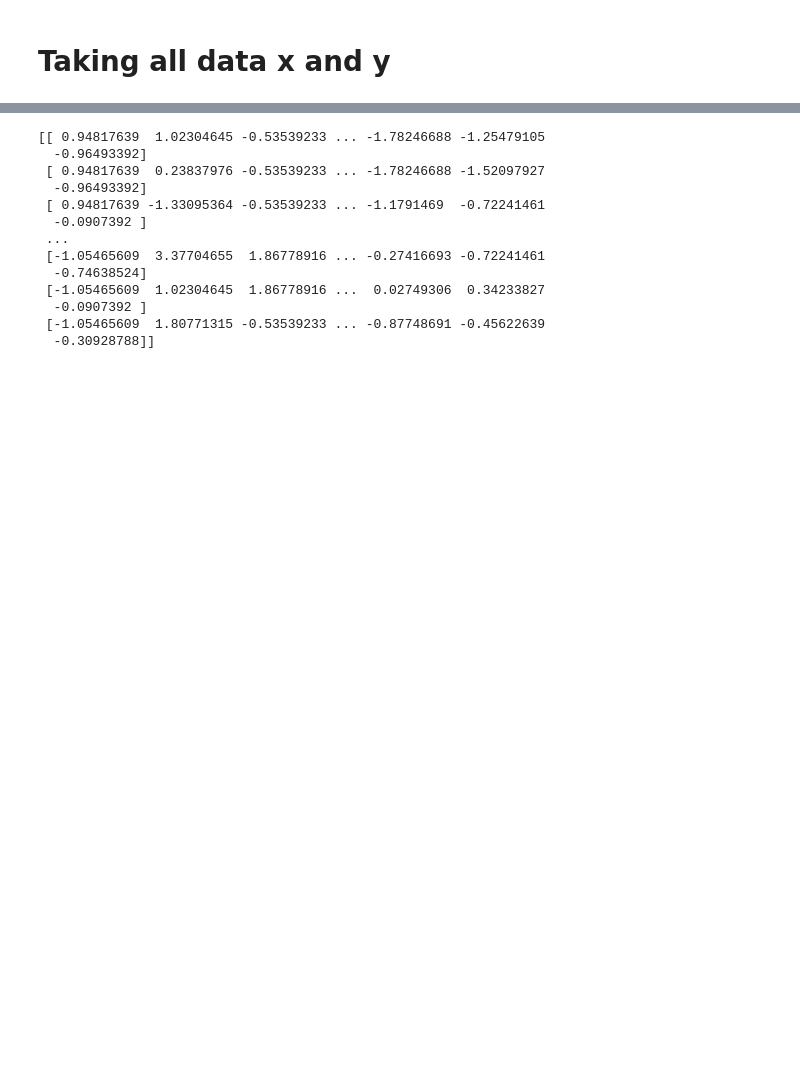
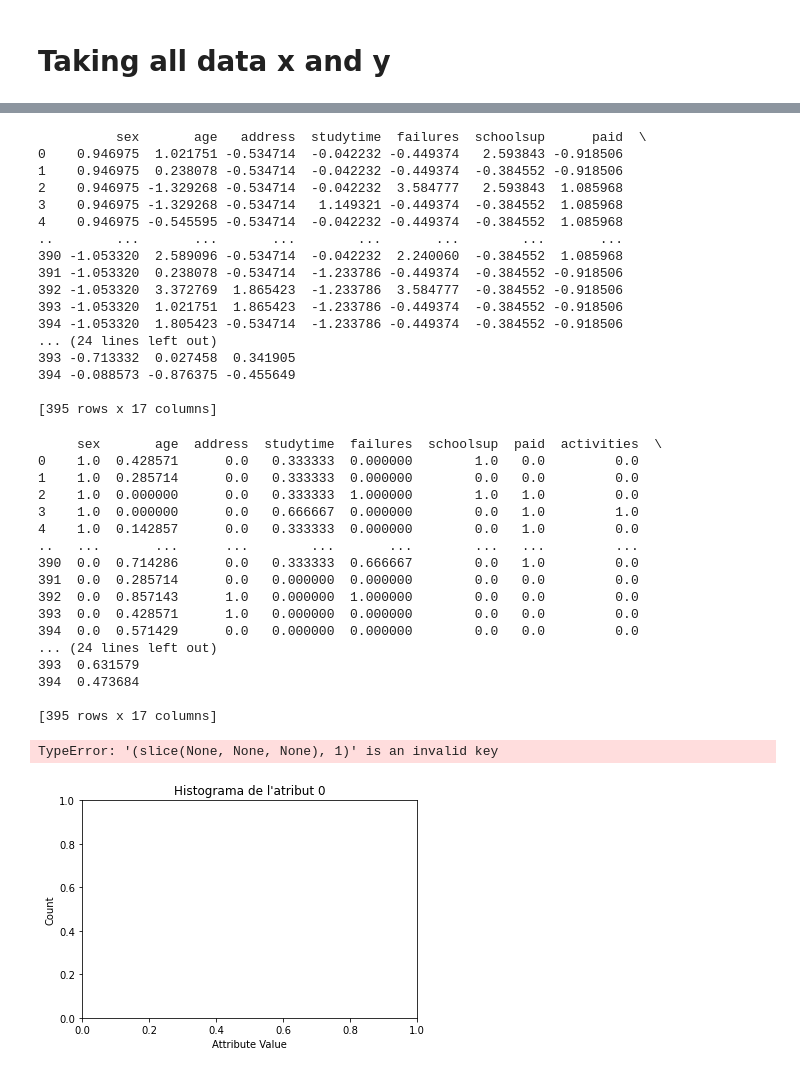
Before and after one commit to gerardburgues/LinearRegression, a Jupyter notebook: LinearRegression/colab.ipynb, the cells around one changed output, grey strips where cells are left out. Saved outputs shown, nothing was run; the diff lists cells and outputs as text; code cells hidden in the pictures; blank space fills up the shorter version.

Commit message:
Regression and predicting specific attributes. Need improvement

```diff
--- a/LinearRegression/colab.ipynb
+++ b/LinearRegression/colab.ipynb
@@ -211,9 +191,9 @@ def regression(x, y):
 #transform data
 #Urban sera 0
 #Rural sera 1
+print(data)
 data['address'] = data['address'].replace(['U'],0)
 data['address'] = data['address'].replace(['R'],1)
-print(data['address'])
 #No --> 0
 #Yes -->1
 data['paid'] = data['paid'].replace(['no'],0)
@@ -222,9 +202,25 @@ data['activities'] = data['activities'].replace(['no'],0)
 data['activities'] = data['activities'].replace(['yes'],1)
 data['romantic'] = data['romantic'].replace(['no'],0)
 data['romantic'] = data['romantic'].replace(['yes'],1)
+data['higher'] = data['higher'].replace(['no'],0)
+data['higher'] = data['higher'].replace(['yes'],1)
+x = data.iloc[:,:-1]
+y = data.iloc[:,-1]
 
 #Normalization
 min_max = MinMaxScaler()
 dataNormalize = min_max.fit_transform(data)
-print(dataNormalize)
+
+
+#converting dataNormalize to x and y to pandas
+
+df = pd.DataFrame(dataNormalize, columns=['sex','age','address',  'studytime' , 'failures' ,
+                                          'schoolsup', 'paid', 'activities' ,'higher',
+                                          'romantic' , 'famrel' ,' freetime ' ,'Walc','health','absences' , 'G1' ,' G2', 'G3'])
+
+x_df =  df.iloc[:,:-1]
+y_df = df.iloc[:,-1]
+
+print(x_df.dtypes)
+print(y_df)
 # %% [output]
@@ -255,20 +249,51 @@ def standarize(x_train):
     x_t /= std[None, :]
     return x_t
 
-x_t = standarize(dataNormalize)
+x_t = standarize(x_df)
 
 print(x_t)
 # %% [output]
-[[ 0.94817639  1.02304645 -0.53539233 ... -1.78246688 -1.25479105
-  -0.96493392]
- [ 0.94817639  0.23837976 -0.53539233 ... -1.78246688 -1.52097927
-  -0.96493392]
- [ 0.94817639 -1.33095364 -0.53539233 ... -1.1791469  -0.72241461
-  -0.0907392 ]
- ...
- [-1.05465609  3.37704655  1.86778916 ... -0.27416693 -0.72241461
-  -0.74638524]
- [-1.05465609  1.02304645  1.86778916 ...  0.02749306  0.34233827
-  -0.0907392 ]
- [-1.05465609  1.80771315 -0.53539233 ... -0.87748691 -0.45622639
-  -0.30928788]]
+          sex       age   address  studytime  failures  schoolsup      paid  \
+0    0.946975  1.021751 -0.534714  -0.042232 -0.449374   2.593843 -0.918506
+1    0.946975  0.238078 -0.534714  -0.042232 -0.449374  -0.384552 -0.918506
+2    0.946975 -1.329268 -0.534714  -0.042232  3.584777   2.593843  1.085968
+3    0.946975 -1.329268 -0.534714   1.149321 -0.449374  -0.384552  1.085968
+4    0.946975 -0.545595 -0.534714  -0.042232 -0.449374  -0.384552  1.085968
+..        ...       ...       ...        ...       ...        ...       ...
+390 -1.053320  2.589096 -0.534714  -0.042232  2.240060  -0.384552  1.085968
+391 -1.053320  0.238078 -0.534714  -1.233786 -0.449374  -0.384552 -0.918506
+392 -1.053320  3.372769  1.865423  -1.233786  3.584777  -0.384552 -0.918506
+393 -1.053320  1.021751  1.865423  -1.233786 -0.449374  -0.384552 -0.918506
+394 -1.053320  1.805423 -0.534714  -1.233786 -0.449374  -0.384552 -0.918506
+... (24 lines left out)
+393 -0.713332  0.027458  0.341905
+394 -0.088573 -0.876375 -0.455649
+
+[395 rows x 17 columns]
+# %%
+print(x_df)
+plt.figure()
+plt.title("Histograma de l'atribut 0")
+plt.xlabel("Attribute Value")
+plt.ylabel("Count")
+hist = plt.hist(x_t[:,1], bins=11, range=[np.min(x_t[:,0]), np.max(x_t[:,0])], histtype="bar", rwidth=0.8)
+# %% [output]
+     sex       age  address  studytime  failures  schoolsup  paid  activities  \
+0    1.0  0.428571      0.0   0.333333  0.000000        1.0   0.0         0.0
+1    1.0  0.285714      0.0   0.333333  0.000000        0.0   0.0         0.0
+2    1.0  0.000000      0.0   0.333333  1.000000        1.0   1.0         0.0
+3    1.0  0.000000      0.0   0.666667  0.000000        0.0   1.0         1.0
+4    1.0  0.142857      0.0   0.333333  0.000000        0.0   1.0         0.0
+..   ...       ...      ...        ...       ...        ...   ...         ...
+390  0.0  0.714286      0.0   0.333333  0.666667        0.0   1.0         0.0
+391  0.0  0.285714      0.0   0.000000  0.000000        0.0   0.0         0.0
+392  0.0  0.857143      1.0   0.000000  1.000000        0.0   0.0         0.0
+393  0.0  0.428571      1.0   0.000000  0.000000        0.0   0.0         0.0
+394  0.0  0.571429      0.0   0.000000  0.000000        0.0   0.0         0.0
+... (24 lines left out)
+393  0.631579
+394  0.473684
+
+[395 rows x 17 columns]
+TypeError: '(slice(None, None, None), 1)' is an invalid key
+[figure, added]
```
Also changed, not shown: parts of 12 cells of this notebook.
